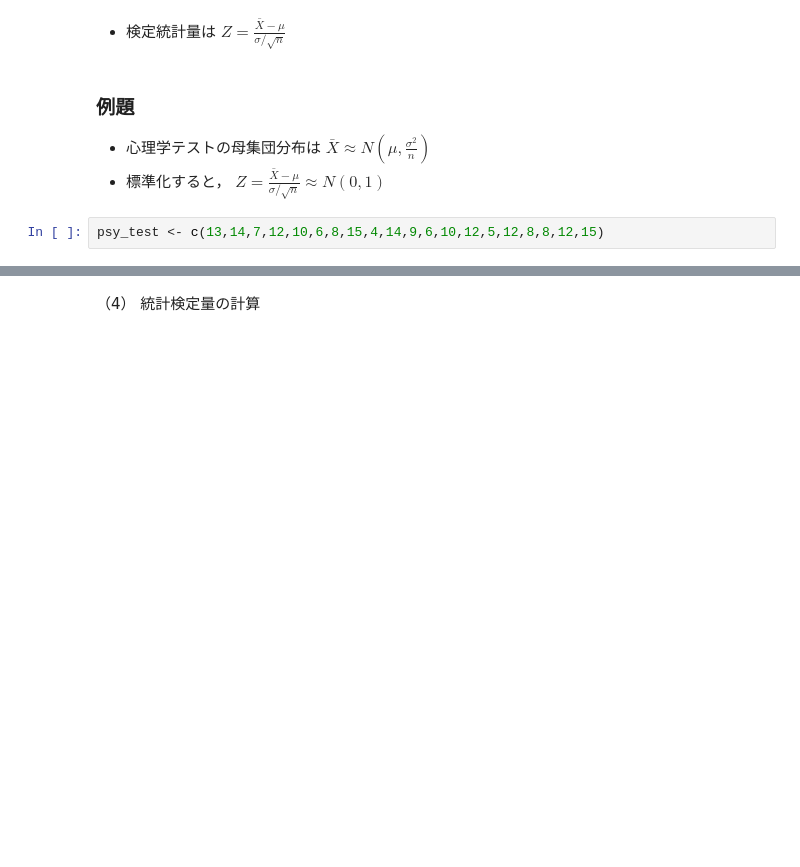
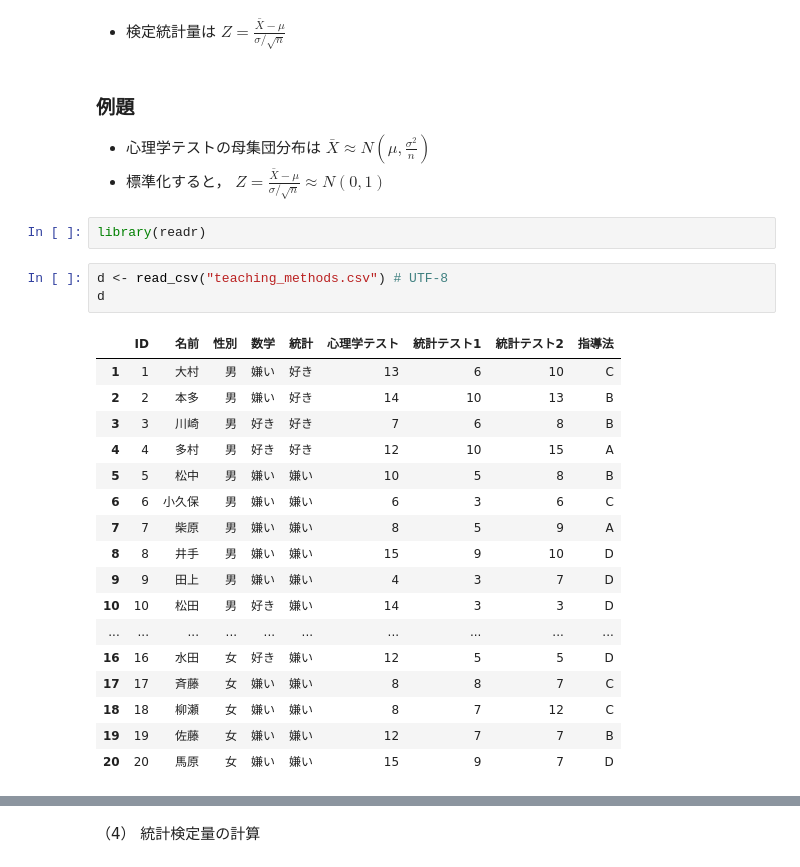
Before and after one commit to whatalnk/r-easy-stat, a Jupyter notebook: Chap05.ipynb, the cells around one changed output, grey strips where cells are left out. Cells and saved outputs as stored; diff of their text form; blank space fills up the shorter version.

```diff
--- a/Chap05.ipynb
+++ b/Chap05.ipynb
@@ -12,5 +12,26 @@ options(repr.plot.width= 4, repr.plot.height = 4)
 
 * 心理学テストの母集団分布は $\bar{X} \approx N \left( \mu, \frac{\sigma^2}{n}\right) $
 * 標準化すると， $Z = \frac{\bar{X} - \mu}{\sigma / \sqrt{n}} \approx N(0, 1)$
-# %%
-psy_test <- c(13,14,7,12,10,6,8,15,4,14,9,6,10,12,5,12,8,8,12,15)
+# %%
+library(readr)
+# %%
+d <- read_csv("teaching_methods.csv") # UTF-8
+d
+# %% [output]
+|  | ID | 名前 | 性別 | 数学 | 統計 | 心理学テスト | 統計テスト1 | 統計テスト2 | 指導法 |
+| 1 | 1 | 大村 | 男 | 嫌い | 好き | 13 | 6 | 10 | C |
+| 2 | 2 | 本多 | 男 | 嫌い | 好き | 14 | 10 | 13 | B |
+| 3 | 3 | 川崎 | 男 | 好き | 好き | 7 | 6 | 8 | B |
+| 4 | 4 | 多村 | 男 | 好き | 好き | 12 | 10 | 15 | A |
+| 5 | 5 | 松中 | 男 | 嫌い | 嫌い | 10 | 5 | 8 | B |
+| 6 | 6 | 小久保 | 男 | 嫌い | 嫌い | 6 | 3 | 6 | C |
+| 7 | 7 | 柴原 | 男 | 嫌い | 嫌い | 8 | 5 | 9 | A |
+| 8 | 8 | 井手 | 男 | 嫌い | 嫌い | 15 | 9 | 10 | D |
+| 9 | 9 | 田上 | 男 | 嫌い | 嫌い | 4 | 3 | 7 | D |
+| 10 | 10 | 松田 | 男 | 好き | 嫌い | 14 | 3 | 3 | D |
+| ... | ... | ... | ... | ... | ... | ... | ... | ... | ... |
+| 16 | 16 | 水田 | 女 | 好き | 嫌い | 12 | 5 | 5 | D |
+| 17 | 17 | 斉藤 | 女 | 嫌い | 嫌い | 8 | 8 | 7 | C |
+| 18 | 18 | 柳瀬 | 女 | 嫌い | 嫌い | 8 | 7 | 12 | C |
+| 19 | 19 | 佐藤 | 女 | 嫌い | 嫌い | 12 | 7 | 7 | B |
+| 20 | 20 | 馬原 | 女 | 嫌い | 嫌い | 15 | 9 | 7 | D |
```
Also changed, not shown: parts of 27 cells of this notebook, 1 other file.
